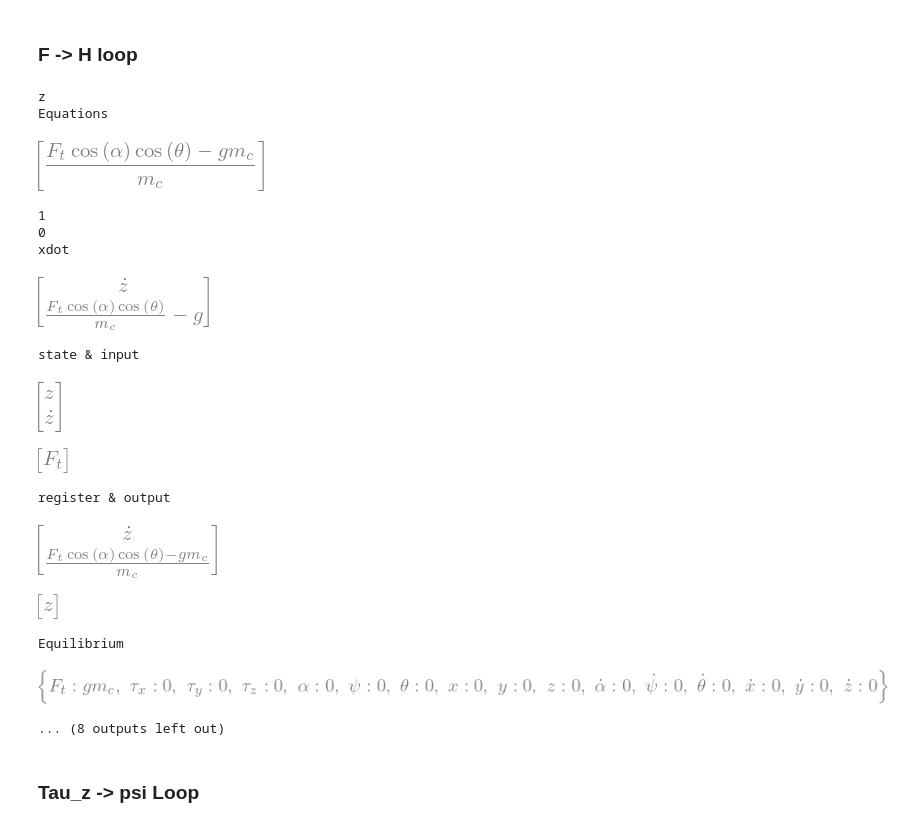
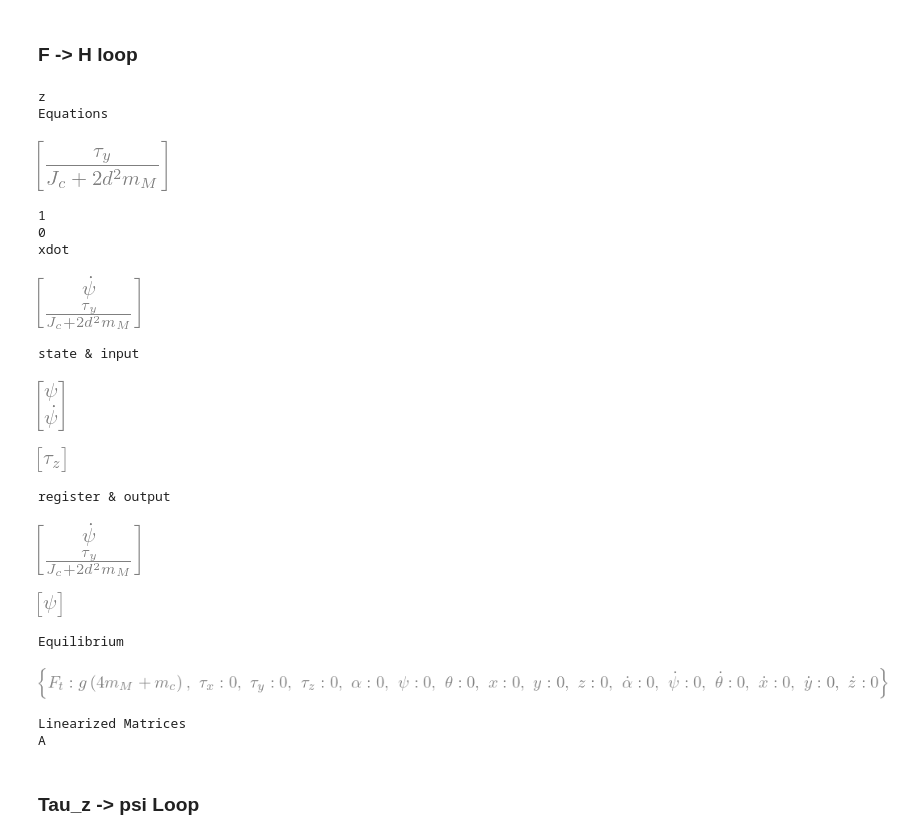
Before and after one commit to WillUoC/Controls-Final, a Jupyter notebook: Drone/derivations/scratch.ipynb, the cells around one changed output. Cells and saved outputs as stored; diff of their text form; code cells hidden in the pictures.

Commit message:
fixed errors in dynamics matrices

```diff
--- a/Drone/derivations/scratch.ipynb
+++ b/Drone/derivations/scratch.ipynb
@@ -19,8 +19,6 @@ xdot, ydot, zdot, alphadot, thetadot, psidot = sym.diff(sym.Matrix([x, y, z, alp
 mc, m1, m2, m3, m4, mm, d = sym.symbols("m_c, m_1, m_2, m_3, m_4, m_M, d")
 Jc = sym.symbols('J_c')
 g = sym.symbols("g")
-
-mm = 0
 
 m1 = mm
 m2 = mm
@@ -101,7 +99,8 @@ rotational_velocities = rotational_velocities_prime
 rotational_inertias = sym.Matrix([
     [Jc + 4*(d*sym.sqrt(2)/2)**2*mm, 0, 0],
     [0, Jc + 4*(d*sym.sqrt(2)/2)**2*mm, 0],
-    [0, 0, Jc + 4*d**2*mm]])
+    [0, 0, Jc + 4*d**2*mm]
+    ])
 
 tke = sym.Rational(1,2)*((mc+m1+m2+m3+m4)*(vel_c.T@vel_c) + rotational_velocities.T@rotational_inertias@rotational_velocities)
 pe = (mc+m1+m2+m3+m4)*z*g
@@ -121,7 +120,7 @@ def line_from_points(x1, y1, x2, y2):
 # %% [markdown]
 ### Calculate Input and Damping Matrices
 # %%
-mu_r, mu_lat = sym.symbols("mu_r, mu_lat")
+mu_r, mu_lat, mu_vert = sym.symbols("mu_r, mu_lat, mu_vert")
 T1, T2, T3, T4 = sym.symbols("T_1, T_2, T_3, T_4")
 F1, F2, F3, F4 = sym.symbols("F_1, F_2, F_3, F_4")
 w1, w2, w3, w4 = sym.symbols("omega_1, omega_2, omega_3, omega_4")
@@ -198,7 +197,7 @@ display(sym.simplify(input_matrix))
 damping_matrix = sym.Matrix([
     [mu_lat, 0, 0, 0, 0, 0],
     [0, mu_lat, 0, 0, 0, 0],
-    [0, 0, 0, 0, 0, 0],
+    [0, 0, mu_vert, 0, 0, 0],
     [0, 0, 0, 0, 0, 0],
     [0, 0, 0, 0, 0, 0],
     [0, 0, 0, 0, 0, 0]
@@ -354,51 +353,52 @@ def linearize_space(eqns, x, y, u, equil):
 ### F -> H loop
 # %%
 X = sym.Matrix([
-    [z],
-    [zdot]
+    [psi],
+    [psidot]
 ])
 
 Y = sym.Matrix([
-    [z]
+    [psi]
 ])
 
 U = sym.Matrix([
-    [Ft]
+    [tau_z]
 ])
 
 X_eq = (0, 0,)
 U_eq = (g*mc,)
 print(type(z))
-equilibrium = {x: 0, y: 0, z: 0, xdot: 0, ydot: 0, zdot: 0, theta: 0, alpha: 0, psi: 0, thetadot: 0, alphadot: 0, psidot: 0, Ft: g*mc, tau_x: 0, tau_y: 0, tau_z: 0}
+equilibrium = {x: 0, y: 0, z: 0, xdot: 0, ydot: 0, zdot: 0, theta: 0, alpha: 0, psi: 0, thetadot: 0, alphadot: 0, psidot: 0, Ft: g*(mc + 4*mm), tau_x: 0, tau_y: 0, tau_z: 0}
 
-A, B, C, D = linearize_space([eqns[2]], X, Y, U, equilibrium)
+A, B, C, D = linearize_space([eqns[5]], X, Y, U, equilibrium)
 
 print("Linearized Matrices")
 print("A")
 display(sym.simplify(A))
 print("B")
 display(sym.simplify(B))
 print("C")
 display(sym.simplify(C))
 print("D")
 display(sym.simplify(D))
 # %% [output]
 z
 Equations
-[figure, old version]
+[figure, new version]
 1
 0
 xdot
-[figure, old version]
+[figure, new version]
 state & input
-[figure, old version]
+[figure, new version]
-[figure, old version]
+[figure, new version]
 register & output
-[figure, old version]
+[figure, new version]
-[figure, old version]
+[figure, new version]
 Equilibrium
-[figure, old version]
+[figure, new version]
-... (8 outputs left out)
+Linearized Matrices
+A
 # %% [markdown]
 ### Tau_z -> psi Loop ####
 # %%
```
Also changed, not shown: parts of 6 cells of this notebook, 2 other files.
